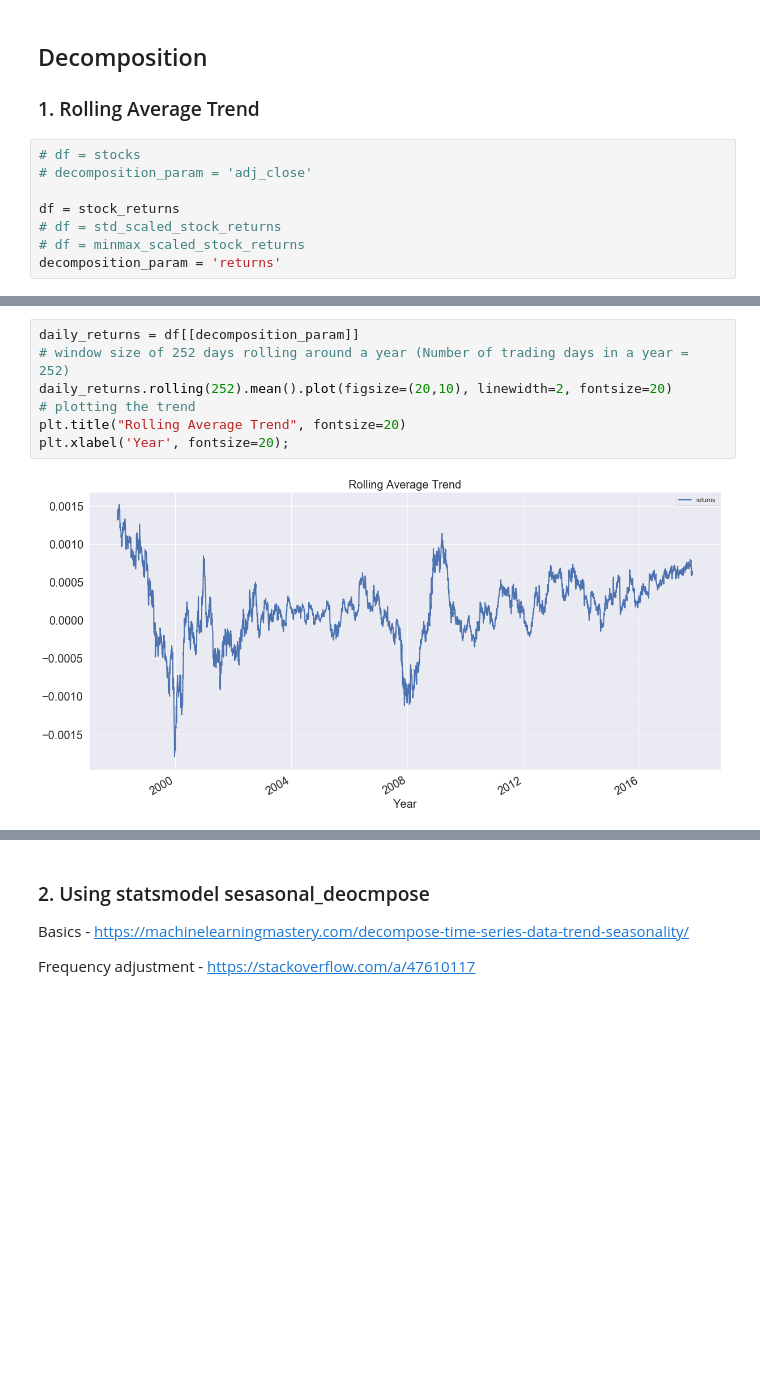
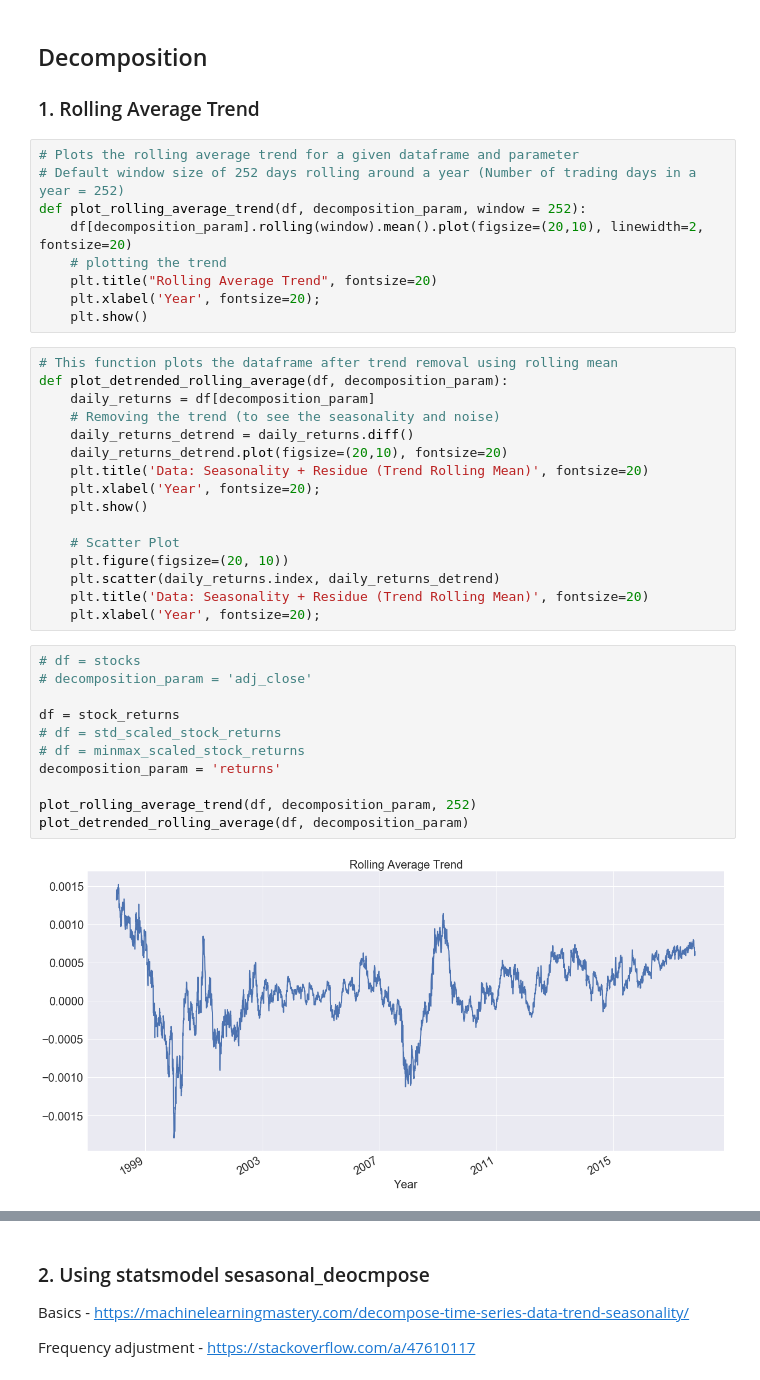
Before and after one commit to Keshav97/Final-Project, a Jupyter notebook: Preprocessing/Preprocessing.ipynb, the cells around one changed output, grey strips where cells are left out. Drawn from its saved outputs; the diff is of its cells as text; blank space fills up the shorter version.

```diff
--- a/Preprocessing/Preprocessing.ipynb
+++ b/Preprocessing/Preprocessing.ipynb
@@ -169,11 +175,41 @@ max       1.000000
 # %% [markdown]
 ## Decomposition
 ### 1. Rolling Average Trend
+# %%
+# Plots the rolling average trend for a given dataframe and parameter
+# Default window size of 252 days rolling around a year (Number of trading days in a year = 252)
+def plot_rolling_average_trend(df, decomposition_param, window = 252):
+    df[decomposition_param].rolling(window).mean().plot(figsize=(20,10), linewidth=2, fontsize=20)
+    # plotting the trend
+    plt.title("Rolling Average Trend", fontsize=20)
+    plt.xlabel('Year', fontsize=20);
+    plt.show()
+# %%
+# This function plots the dataframe after trend removal using rolling mean
+def plot_detrended_rolling_average(df, decomposition_param):
+    daily_returns = df[decomposition_param]
+    # Removing the trend (to see the seasonality and noise)
+    daily_returns_detrend = daily_returns.diff()
+    daily_returns_detrend.plot(figsize=(20,10), fontsize=20)
+    plt.title('Data: Seasonality + Residue (Trend Rolling Mean)', fontsize=20)
+    plt.xlabel('Year', fontsize=20);
+    plt.show()
+
+    # Scatter Plot
+    plt.figure(figsize=(20, 10))
+    plt.scatter(daily_returns.index, daily_returns_detrend)
+    plt.title('Data: Seasonality + Residue (Trend Rolling Mean)', fontsize=20)
+    plt.xlabel('Year', fontsize=20);
 # %%
 # df = stocks
 # decomposition_param = 'adj_close'
 
 df = stock_returns
 # df = std_scaled_stock_returns
 # df = minmax_scaled_stock_returns
 decomposition_param = 'returns'
+
+plot_rolling_average_trend(df, decomposition_param, 252)
+plot_detrended_rolling_average(df, decomposition_param)
+# %% [output]
+[figure, added]
@@ -180,9 +217,0 @@ decomposition_param = 'returns'
-# %%
-daily_returns = df[[decomposition_param]]
-# window size of 252 days rolling around a year (Number of trading days in a year = 252)
-daily_returns.rolling(252).mean().plot(figsize=(20,10), linewidth=2, fontsize=20)
-# plotting the trend
-plt.title("Rolling Average Trend", fontsize=20)
-plt.xlabel('Year', fontsize=20);
-# %% [output]
-[figure, removed]
```
Also changed, not shown: parts of 35 cells of this notebook.
